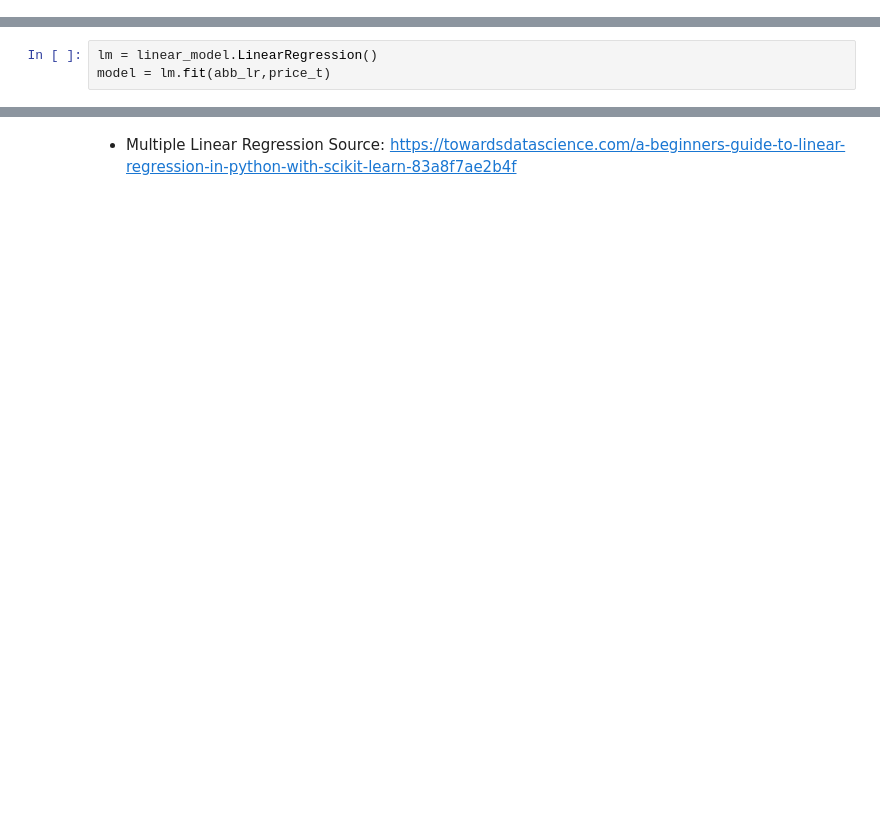
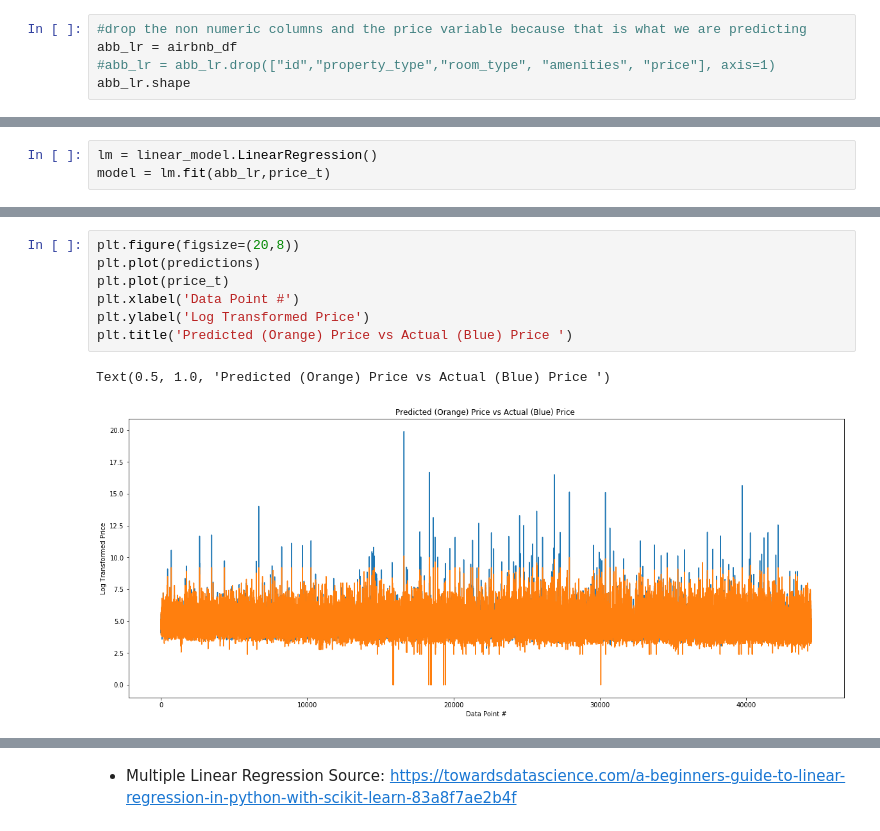
Before and after one commit to basillatif/AirBnB-Price-Prediction, a Jupyter notebook: BL_Airbnb_Data.ipynb, the cells around one changed output, grey strips where cells are left out. Saved outputs shown, nothing was run; the diff lists cells and outputs as text; blank space fills up the shorter version.

```diff
--- a/BL_Airbnb_Data.ipynb
+++ b/BL_Airbnb_Data.ipynb
@@ -223,0 +253,5 @@ price_t
+# %%
+#drop the non numeric columns and the price variable because that is what we are predicting
+abb_lr = airbnb_df
+#abb_lr = abb_lr.drop(["id","property_type","room_type", "amenities", "price"], axis=1)
+abb_lr.shape
@@ -243,0 +281,10 @@ lm.score(abb_lr, price_t)
+# %%
+plt.figure(figsize=(20,8))
+plt.plot(predictions)
+plt.plot(price_t)
+plt.xlabel('Data Point #')
+plt.ylabel('Log Transformed Price')
+plt.title('Predicted (Orange) Price vs Actual (Blue) Price ')
+# %% [output]
+Text(0.5, 1.0, 'Predicted (Orange) Price vs Actual (Blue) Price ')
+[figure, added]
```
Also changed, not shown: parts of 35 cells of this notebook, 9 other files.
